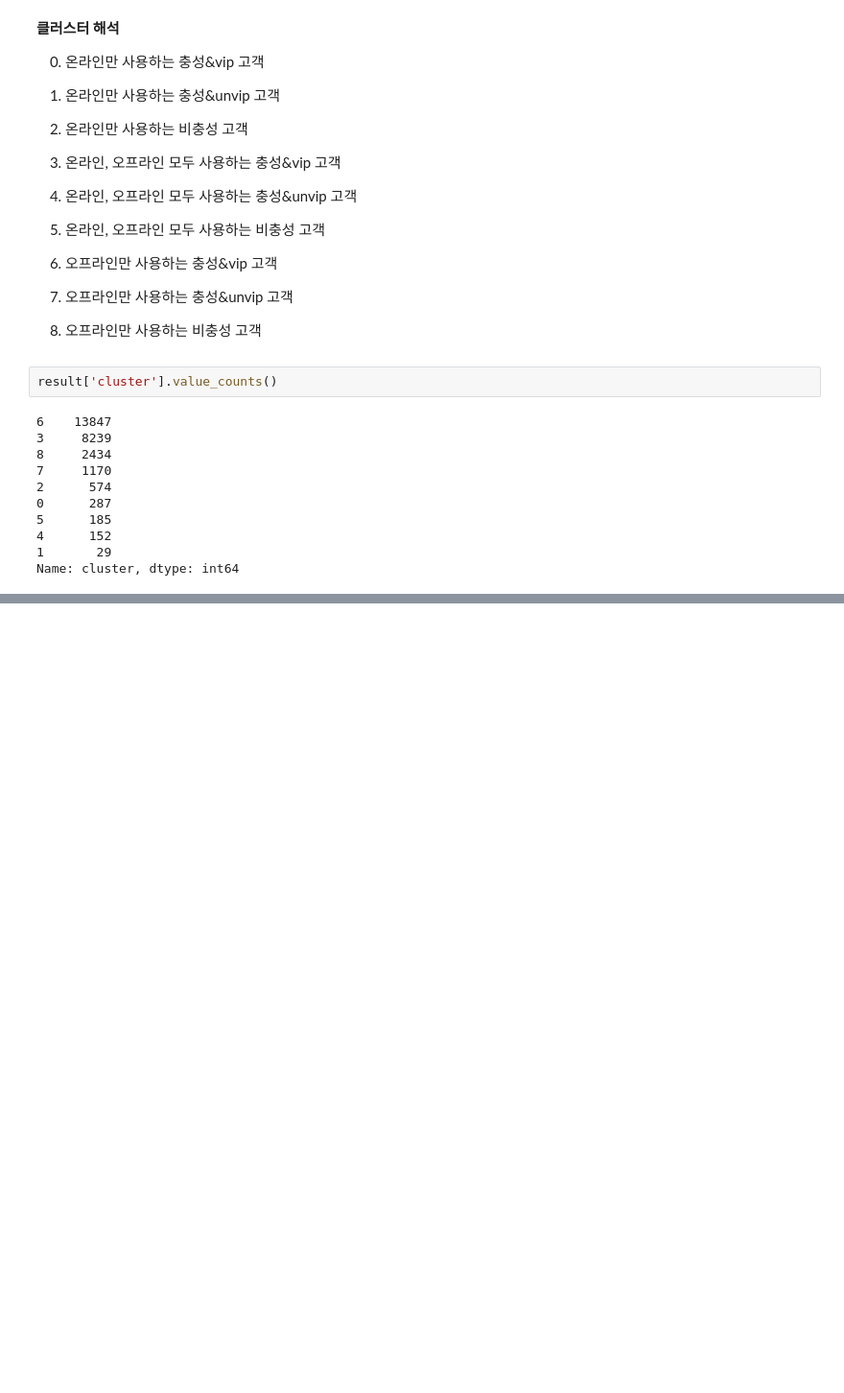
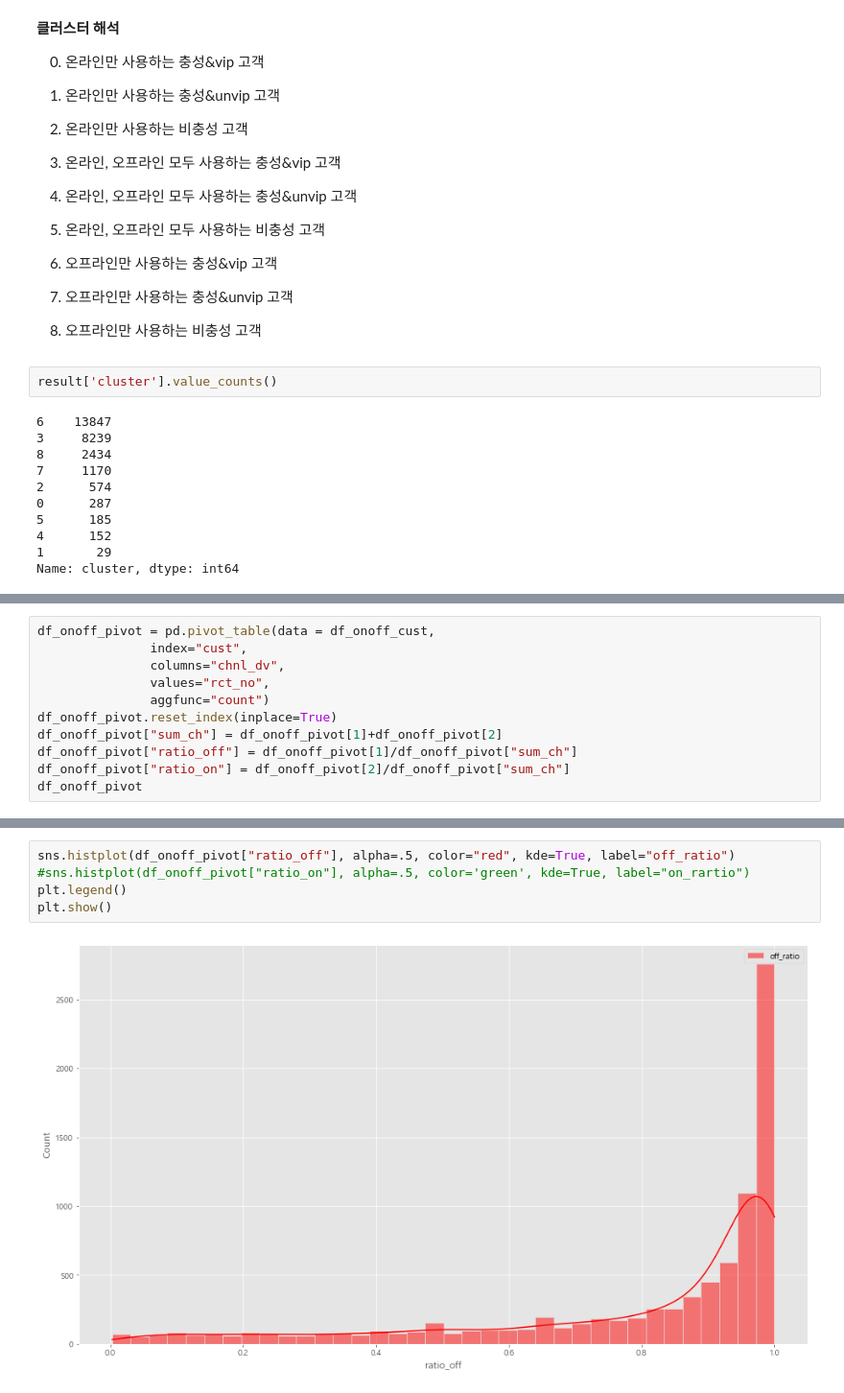
Before and after one commit to osy5882/Lpoint_competition, a Jupyter notebook: domain_clustering/Domain Clustering_2.ipynb, the cells around one changed output, grey strips where cells are left out. Shown at 96% size. Cells and saved outputs as stored; diff of their text form; blank space fills up the shorter version.

```diff
--- a/domain_clustering/Domain Clustering_2.ipynb
+++ b/domain_clustering/Domain Clustering_2.ipynb
@@ -258,0 +357,11 @@ Name: cluster, dtype: int64
+# %%
+df_onoff_pivot = pd.pivot_table(data = df_onoff_cust,
+               index="cust",
+               columns="chnl_dv",
+               values="rct_no",
+               aggfunc="count")
+df_onoff_pivot.reset_index(inplace=True)
+df_onoff_pivot["sum_ch"] = df_onoff_pivot[1]+df_onoff_pivot[2]
+df_onoff_pivot["ratio_off"] = df_onoff_pivot[1]/df_onoff_pivot["sum_ch"]
+df_onoff_pivot["ratio_on"] = df_onoff_pivot[2]/df_onoff_pivot["sum_ch"]
+df_onoff_pivot
@@ -258,0 +394,7 @@ Name: cluster, dtype: int64
+# %%
+sns.histplot(df_onoff_pivot["ratio_off"], alpha=.5, color="red", kde=True, label="off_ratio")
+#sns.histplot(df_onoff_pivot["ratio_on"], alpha=.5, color='green', kde=True, label="on_rartio")
+plt.legend()
+plt.show()
+# %% [output]
+[figure, added]
```
Also changed, not shown: parts of 18 cells of this notebook, 3 other files.
